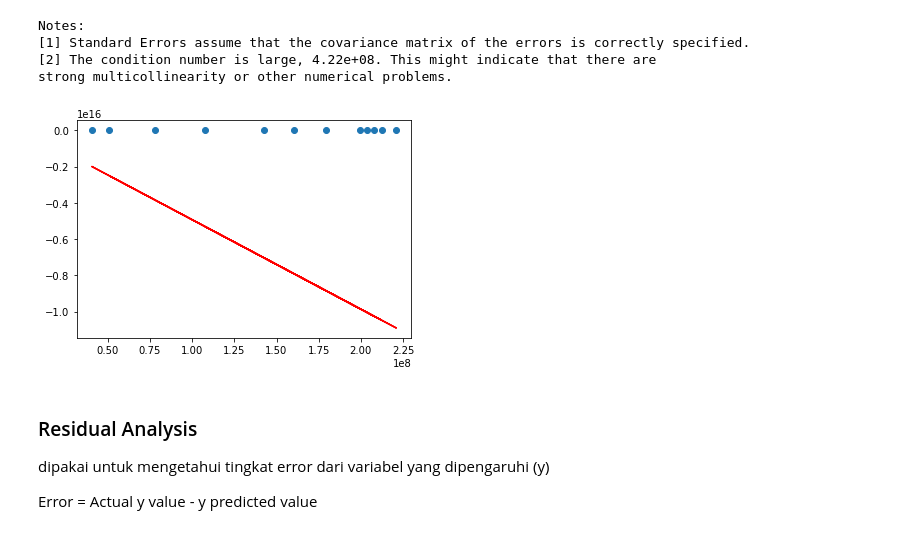
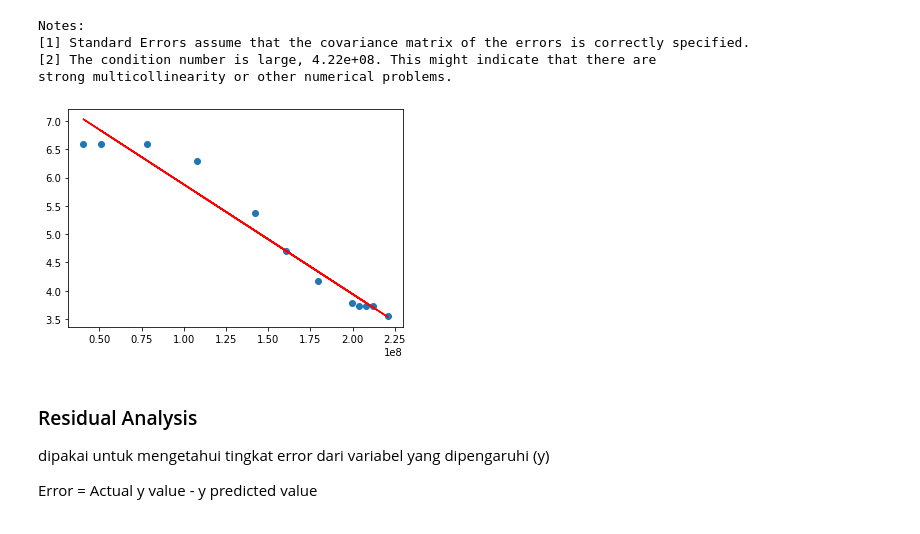
Before and after one commit to gustaaa/Machine-Learning, a Jupyter notebook: js02.ipynb, the cells around one changed output. Drawn from its saved outputs; the diff is of its cells as text; code cells hidden in the pictures.

```diff
--- a/js02.ipynb
+++ b/js02.ipynb
@@ -162,10 +162,10 @@ strong multicollinearity or other numerical problems.
 # %%
 # visualisasi garis regresi
 plt.scatter(X_train, y_train)
-plt.plot(X_train, 7.8162 + -4.933e+07*X_train, 'r')
+plt.plot(X_train, 7.8162 + -1.937e-08*X_train, 'r')
 plt.show()
 # %% [output]
-[figure, old version]
+[figure, new version]
 # %% [markdown]
 ### Residual Analysis
 dipakai untuk mengetahui tingkat error dari variabel yang dipengaruhi (y)
```
Also changed, not shown: parts of 1 cell of this notebook.
